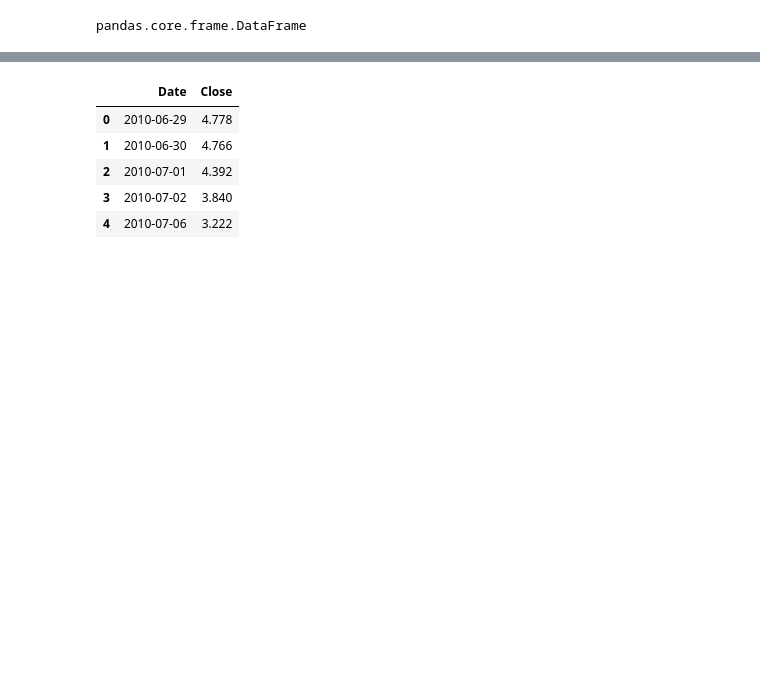
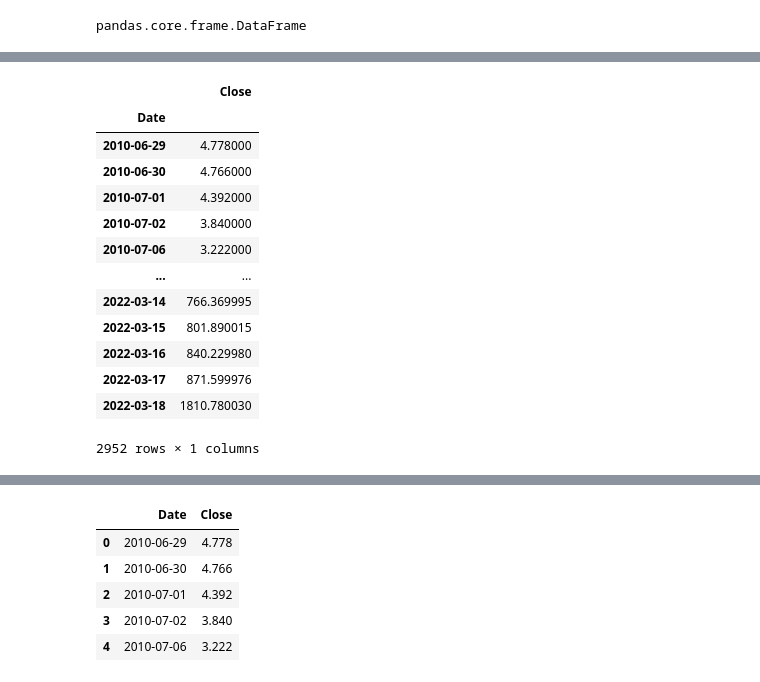
Before and after one commit to Royleong31/Stock-Portfolio-Optimiser, a Jupyter notebook: arima/original.ipynb, the cells around one changed output, grey strips where cells are left out. Saved outputs shown, nothing was run; the diff lists cells and outputs as text; code cells hidden in the pictures; blank space fills up the shorter version.

```diff
--- a/arima/original.ipynb
+++ b/arima/original.ipynb
@@ -64,4 +91,21 @@ Date     0
 Close    0
 dtype: int64
+# %%
+stock
+# %% [output]
+|  | Close |
+| Date |  |
+| 2010-06-29 | 4.778000 |
+| 2010-06-30 | 4.766000 |
+| 2010-07-01 | 4.392000 |
+| 2010-07-02 | 3.840000 |
+| 2010-07-06 | 3.222000 |
+| ... | ... |
+| 2022-03-14 | 766.369995 |
+| 2022-03-15 | 801.890015 |
+| 2022-03-16 | 840.229980 |
+| 2022-03-17 | 871.599976 |
+| 2022-03-18 | 1810.780030 |
+2952 rows × 1 columns
 # %%
 stock = stock.groupby('Date')['Close'].sum().reset_index()
```
Also changed, not shown: parts of 5 cells of this notebook, 4 other files.
